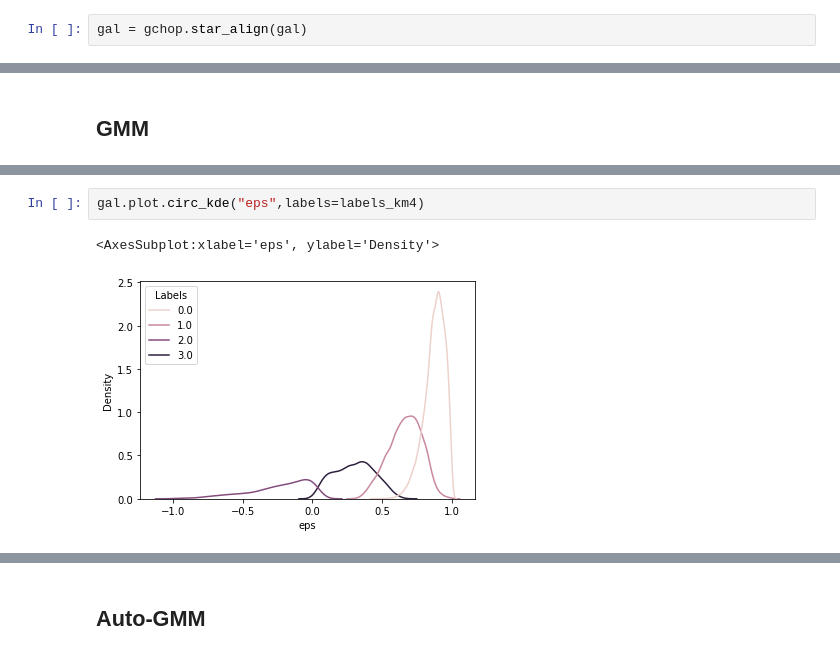
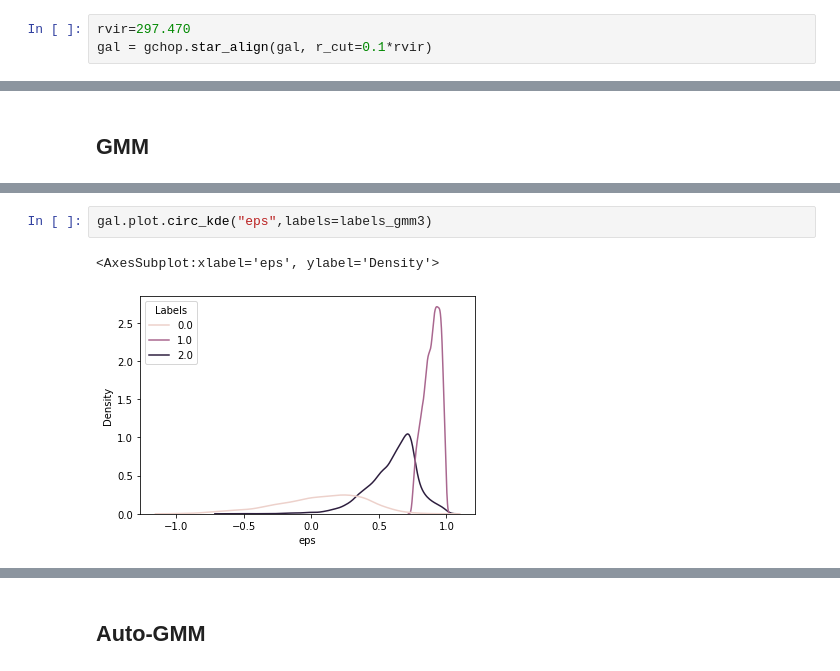
Before and after one commit to antotaverna/gchop_paper, a Jupyter notebook: df_stars.ipynb, the cells around one changed output, grey strips where cells are left out. Drawn from its saved outputs; the diff is of its cells as text.

```diff
--- a/df_stars.ipynb
+++ b/df_stars.ipynb
@@ -13,8 +13,9 @@ import numpy as np
 gal = gchop.read_hdf5("../galaxy-chop/tests/datasets/gal394242.h5")
 # %%
 gal = gchop.center(gal)
-# %%
-gal = gchop.star_align(gal)
+# %%
+rvir=297.470
+gal = gchop.star_align(gal, r_cut=0.1*rvir)
 # %%
 gal.to_dataframe()
 # %% [output]
@@ -155,5 +173,5 @@ probs_gmm4 = cmp_labels.probabilities[cmp_labels.ptypes == 'stars']
 # %%
-gal.plot.circ_kde("eps",labels=labels_km4)
+gal.plot.circ_kde("eps",labels=labels_gmm3)
 # %% [output]
 <AxesSubplot:xlabel='eps', ylabel='Density'>
-[figure, old version]
+[figure, new version]
```
Also changed, not shown: parts of 44 cells of this notebook, 14 other files.
